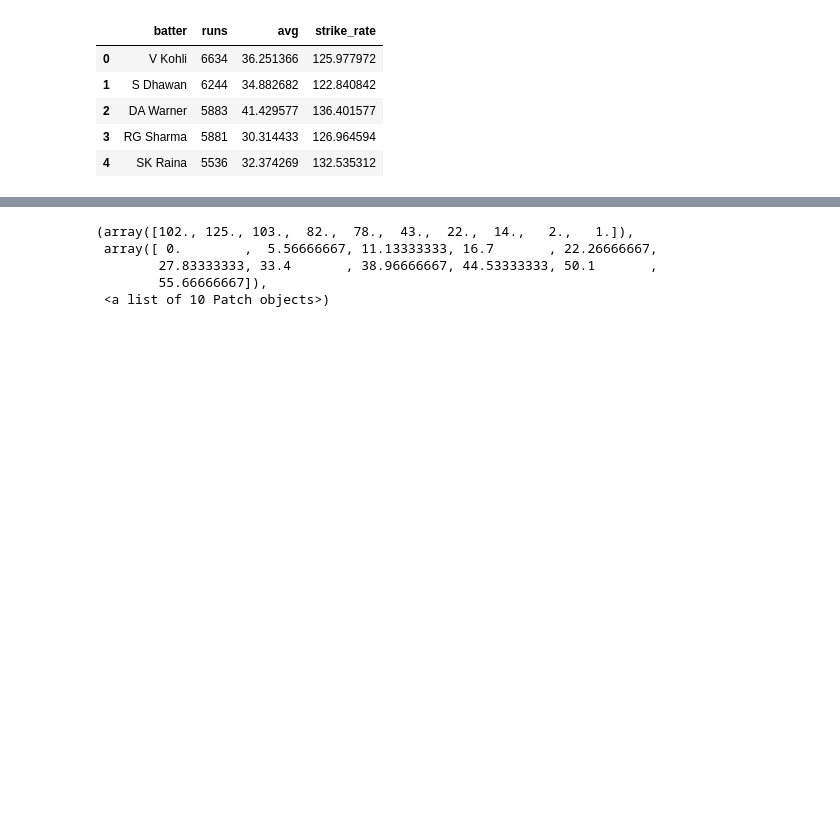
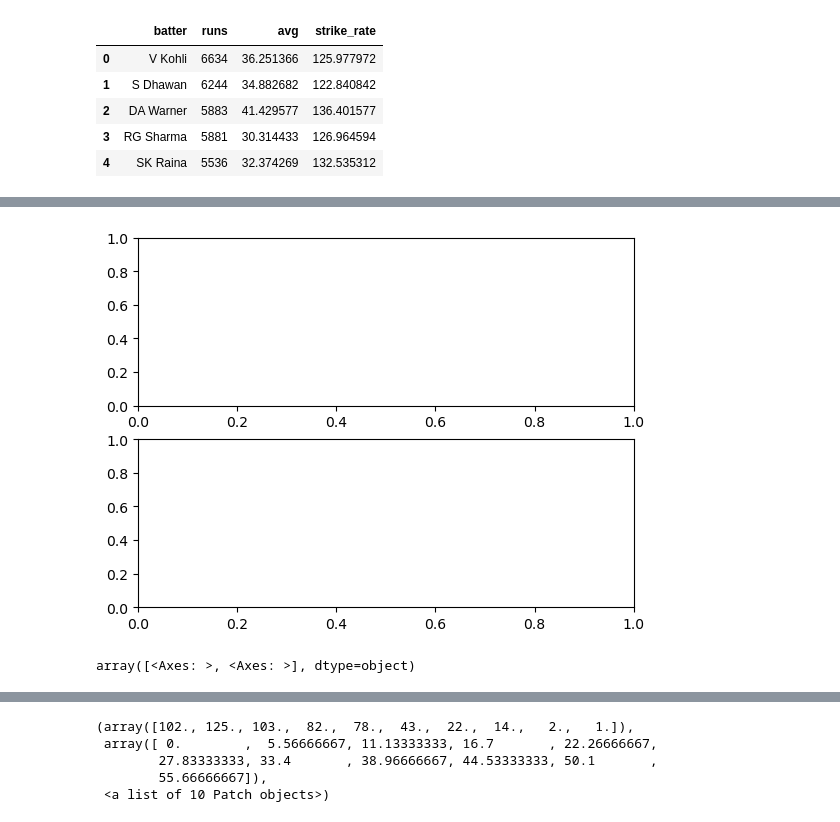
Before and after one commit to DevRitesh08/0.-Preparatory-Topics-for-ML, a Jupyter notebook: Matplotlib/Advanced_matplotlib.ipynb, the cells around one changed output, grey strips where cells are left out. Drawn from its saved outputs; the diff is of its cells as text; code cells hidden in the pictures; blank space fills up the shorter version.

```diff
--- a/Matplotlib/Advanced_matplotlib.ipynb
+++ b/Matplotlib/Advanced_matplotlib.ipynb
@@ -150,0 +167,8 @@ fig.show()
+# %%
+fig, ax = plt.subplots(nrows=2,ncols=1)
+# %% [output]
+[figure, added]
+# %%
+ax
+# %% [output]
+array([<Axes: >, <Axes: >], dtype=object)
```
Also changed, not shown: parts of 10 cells of this notebook.
